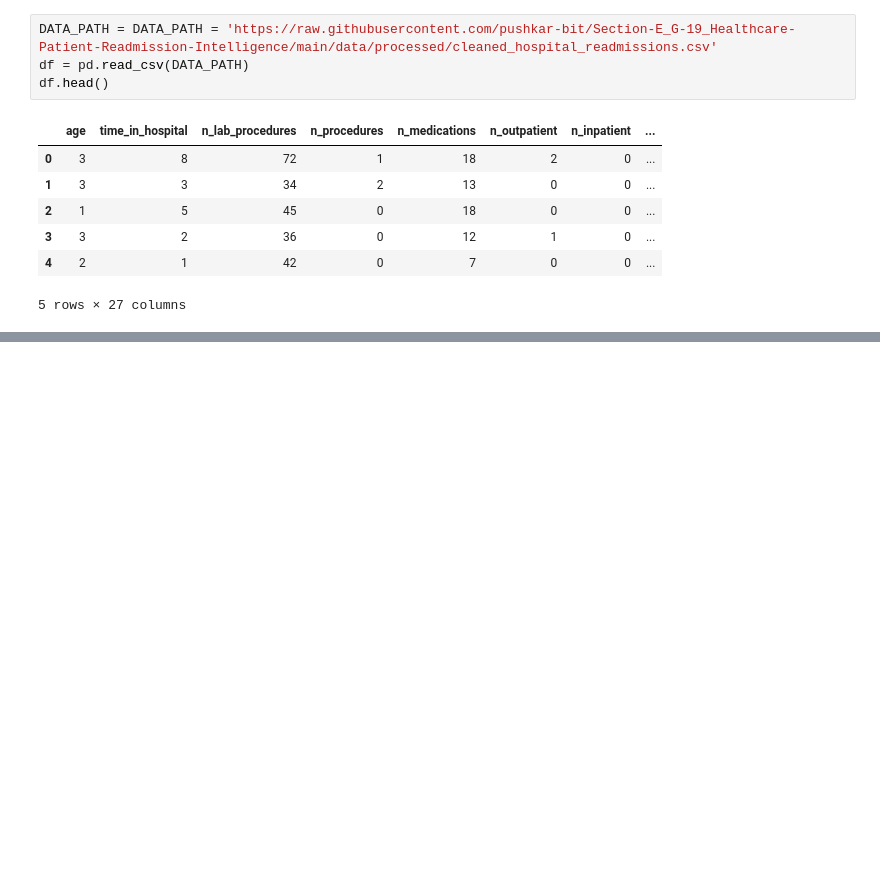
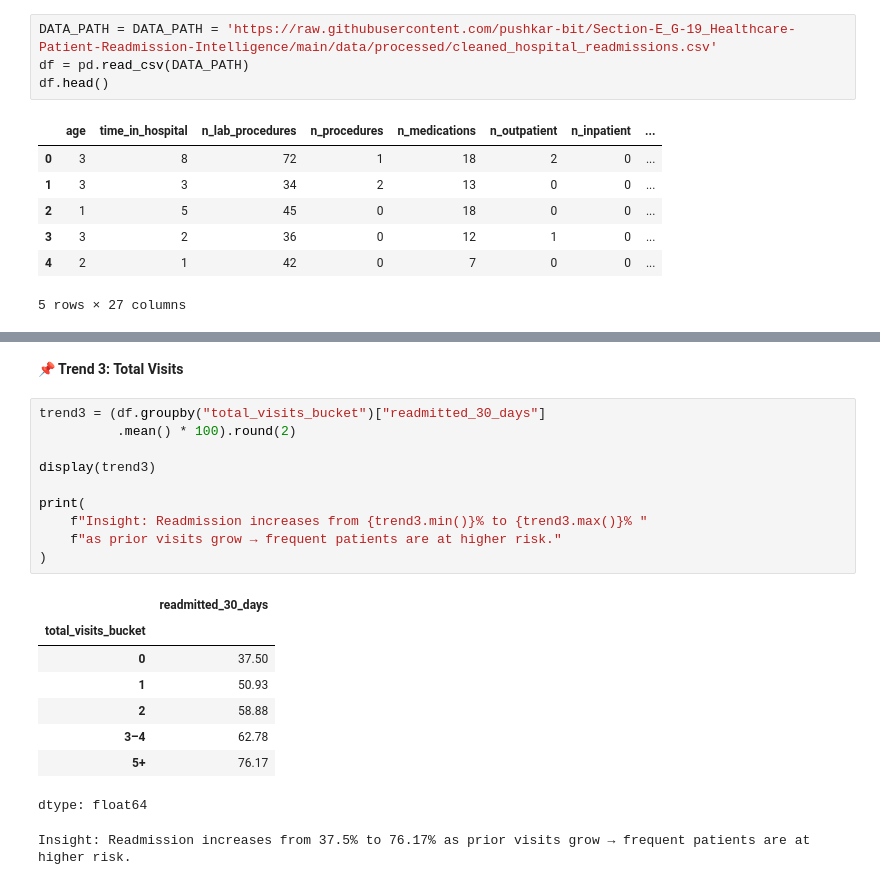
Before and after one commit to pushkar-bit/Section-E_G-19_Healthcare-Patient-Readmission-Intelligence, a Jupyter notebook: notebooks/03_eda.ipynb, the cells around one changed output, grey strips where cells are left out. Cells and saved outputs as stored; diff of their text form; blank space fills up the shorter version.

```diff
--- a/notebooks/03_eda.ipynb
+++ b/notebooks/03_eda.ipynb
@@ -507,0 +162,22 @@ plt.show()
+# %% [markdown]
+**📌 Trend 3: Total Visits**
+# %%
+trend3 = (df.groupby("total_visits_bucket")["readmitted_30_days"]
+          .mean() * 100).round(2)
+
+display(trend3)
+
+print(
+    f"Insight: Readmission increases from {trend3.min()}% to {trend3.max()}% "
+    f"as prior visits grow → frequent patients are at higher risk."
+)
+# %% [output]
+|  | readmitted_30_days |
+| total_visits_bucket |  |
+| 0 | 37.50 |
+| 1 | 50.93 |
+| 2 | 58.88 |
+| 3–4 | 62.78 |
+| 5+ | 76.17 |
+dtype: float64
+Insight: Readmission increases from 37.5% to 76.17% as prior visits grow → frequent patients are at higher risk.
```
Also changed, not shown: parts of 30 cells of this notebook, 2 other files.
